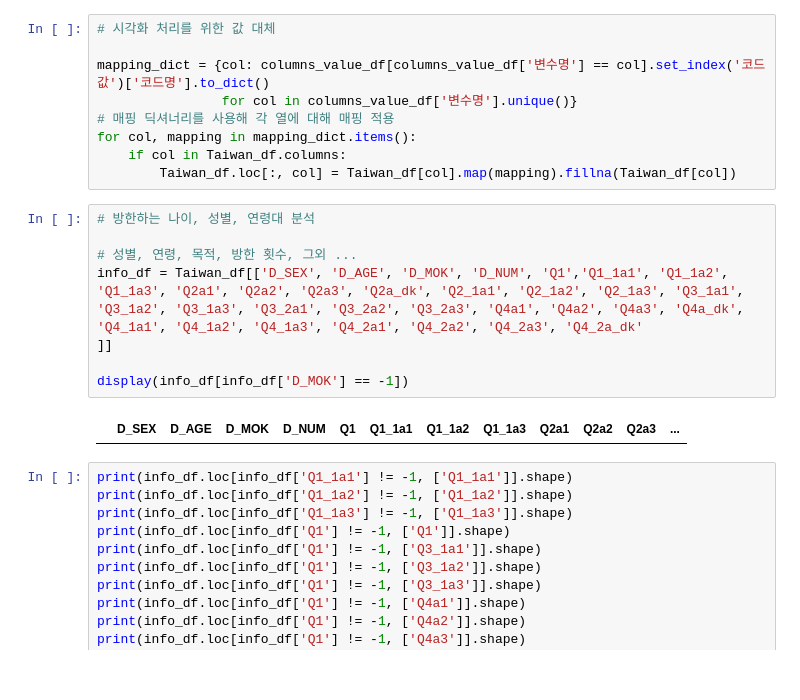
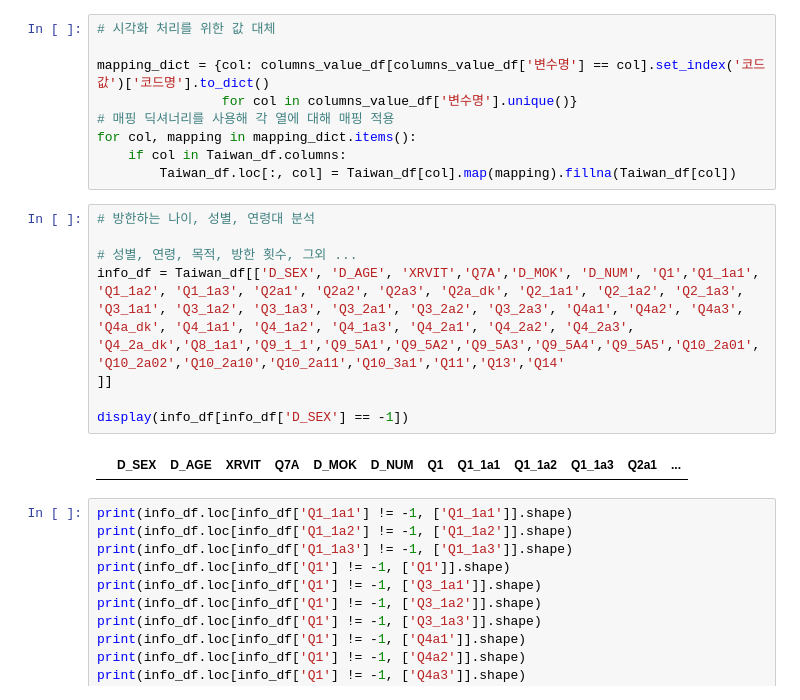
Before and after one commit to kKn00077/techit-travel-data-analysis, a Jupyter notebook: Taiwan.ipynb, the cells around one changed output. Cells and saved outputs as stored; diff of their text form.

```diff
--- a/Taiwan.ipynb
+++ b/Taiwan.ipynb
@@ -163,13 +163,13 @@ for col, mapping in mapping_dict.items():
 # %%
 # 방한하는 나이, 성별, 연령대 분석
 
 # 성별, 연령, 목적, 방한 횟수, 그외 ...
-info_df = Taiwan_df[['D_SEX', 'D_AGE', 'D_MOK', 'D_NUM', 'Q1','Q1_1a1', 'Q1_1a2', 'Q1_1a3', 'Q2a1', 'Q2a2', 'Q2a3', 'Q2a_dk', 'Q2_1a1', 'Q2_1a2', 'Q2_1a3', 'Q3_1a1', 'Q3_1a2', 'Q3_1a3', 'Q3_2a1', 'Q3_2a2', 'Q3_2a3', 'Q4a1', 'Q4a2', 'Q4a3', 'Q4a_dk', 'Q4_1a1', 'Q4_1a2', 'Q4_1a3', 'Q4_2a1', 'Q4_2a2', 'Q4_2a3', 'Q4_2a_dk'
+info_df = Taiwan_df[['D_SEX', 'D_AGE', 'XRVIT','Q7A','D_MOK', 'D_NUM', 'Q1','Q1_1a1', 'Q1_1a2', 'Q1_1a3', 'Q2a1', 'Q2a2', 'Q2a3', 'Q2a_dk', 'Q2_1a1', 'Q2_1a2', 'Q2_1a3', 'Q3_1a1', 'Q3_1a2', 'Q3_1a3', 'Q3_2a1', 'Q3_2a2', 'Q3_2a3', 'Q4a1', 'Q4a2', 'Q4a3', 'Q4a_dk', 'Q4_1a1', 'Q4_1a2', 'Q4_1a3', 'Q4_2a1', 'Q4_2a2', 'Q4_2a3', 'Q4_2a_dk','Q8_1a1','Q9_1_1','Q9_5A1','Q9_5A2','Q9_5A3','Q9_5A4','Q9_5A5','Q10_2a01','Q10_2a02','Q10_2a10','Q10_2a11','Q10_3a1','Q11','Q13','Q14'
 ]]
 
-display(info_df[info_df['D_MOK'] == -1])
+display(info_df[info_df['D_SEX'] == -1])
 # %% [output]
-|  | D_SEX | D_AGE | D_MOK | D_NUM | Q1 | Q1_1a1 | Q1_1a2 | Q1_1a3 | Q2a1 | Q2a2 | Q2a3 | ... |
+|  | D_SEX | D_AGE | XRVIT | Q7A | D_MOK | D_NUM | Q1 | Q1_1a1 | Q1_1a2 | Q1_1a3 | Q2a1 | ... |
 # %%
 print(info_df.loc[info_df['Q1_1a1'] != -1, ['Q1_1a1']].shape)
 print(info_df.loc[info_df['Q1_1a2'] != -1, ['Q1_1a2']].shape)
```
Also changed, not shown: parts of 17 cells of this notebook.
